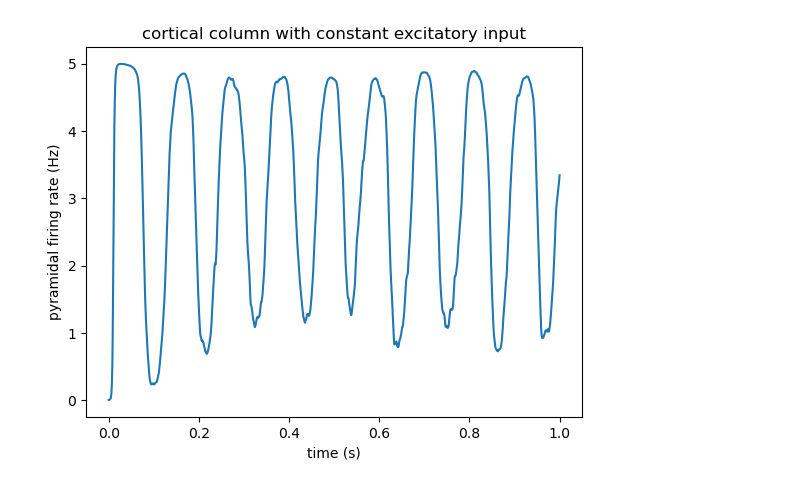
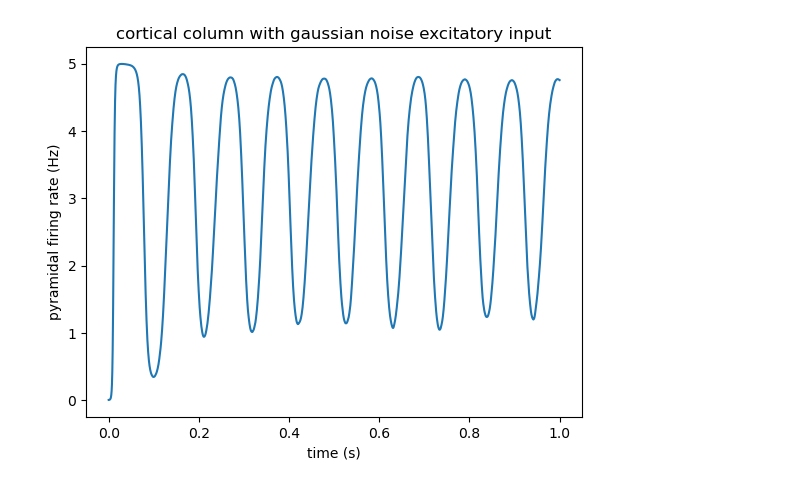
Before and after one commit to oati/working-memory, a Jupyter notebook: demo/cortical_column.ipynb, the cells around one changed output. Cells and saved outputs as stored; diff of their text form; code cells hidden in the pictures.

```diff
--- a/demo/cortical_column.ipynb
+++ b/demo/cortical_column.ipynb
@@ -20,43 +20,40 @@ def simulate_cortical_column(
     lrii: Iterable[jax.Array],
     ei: Iterable[jax.Array],
     ii: Iterable[jax.Array],
-    key: jax.Array
 ):
     inputs = iter(zip(lrei, lrii, ei, ii))
     first_input = next(inputs)
 
-    state = CorticalColumn.init_state(first_input[0])
+    state = CorticalColumn.init_state(first_input[0].shape)
     # yield cortical_column.get_pyramidal_firing_rate(state, first_input[0]
 
-    key, new_key = jax.random.split(key)
-    state, pfr = cortical_column(state, *first_input, new_key)
+    state, pfr, _ = cortical_column(state, *first_input)
     yield pfr
 
     for input in inputs:
-        key, new_key = jax.random.split(key)
-        state, pfr = cortical_column(state, *input, new_key)
+        state, pfr, _ = cortical_column(state, *input)
         yield pfr
 # %%
-cortical_column = CorticalColumn(cortical_column_hyperparameters._replace(c_pp=0), dt)
+cortical_column = CorticalColumn(cortical_column_hyperparameters, dt)
 # %%
 T = 1
-n = int(T/dt)
-key = jax.random.key(0)
-inputs = (
-    jnp.zeros((n,)),
-    jnp.zeros((n,)),
-    600*jnp.ones((n,)),
-    jnp.zeros((n,)),
-)  # type: ignore
+n = int(T / dt)
+key = jax.random.key(1)
+
+lrei = jnp.zeros((n,))
+lrii = jnp.zeros((n,))
+ei = 600*jnp.ones((n,))
+ii = jnp.zeros((n,))
+ei, ii = cortical_column.add_input_noise(key, ei, ii)
 
 t = jnp.arange(0, T, dt)
-psp = list(tqdm(simulate_cortical_column(cortical_column, *inputs, key), total=n))  # type: ignore
+psp = list(tqdm(simulate_cortical_column(cortical_column, lrei, lrii, ei, ii), total=n))  # type: ignore
 # %%
 fig, ax = plt.subplots()
 ax.plot(t, psp)
-ax.set_title("cortical column with constant excitatory input")
+ax.set_title("cortical column with gaussian noise excitatory input")
 ax.set_xlabel("time (s)")
 ax.set_ylabel("pyramidal firing rate (Hz)")
 plt.show()
 # %% [output]
-[figure, old version]
+[figure, new version]
```
Also changed, not shown: 16 other files.
